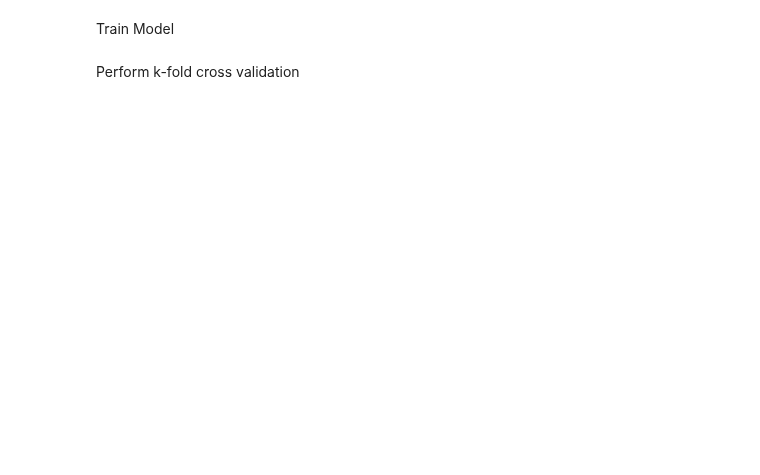
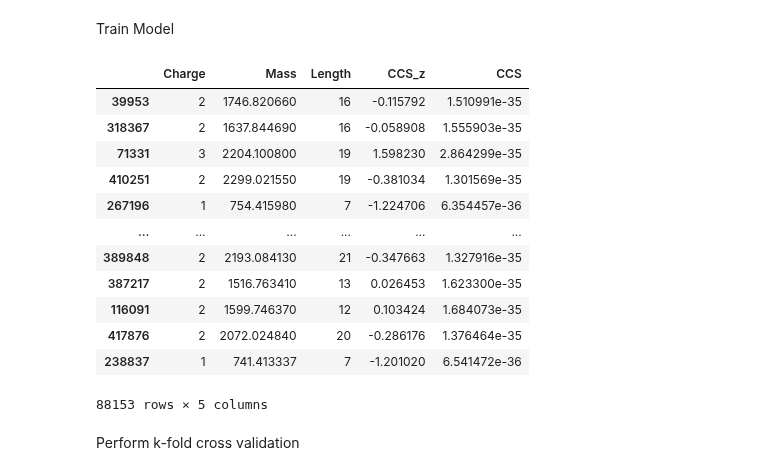
Before and after one commit to IngiumDev/ion-mobility-prediction, a Jupyter notebook: models/lin_reg/lin_reg_0.1_RF_Testing.ipynb, the cells around one changed output. Drawn from its saved outputs; the diff is of its cells as text; code cells hidden in the pictures; blank space fills up the shorter version.

```diff
--- a/models/lin_reg/lin_reg_0.1_RF_Testing.ipynb
+++ b/models/lin_reg/lin_reg_0.1_RF_Testing.ipynb
@@ -35,5 +42,13 @@ Train Model
 # Split the data into input (m/z) and output (CCS) variables
 X = mb_clean_frame[["Charge", 'Mass', 'Length']]
 y = mb_clean_frame['CCS_z']
+
+# Split the data into training and test datasets
+X_train, X_test, y_train, y_test = train_test_split(X, y, test_size=0.2, random_state=42)
+
+# create dataframe for test data
+X_test_df = pd.DataFrame(X_test)
+y_test_df = pd.DataFrame(y_test)
+
 # Define the number of folds
 k = 4
@@ -40,3 +64,19 @@ k = 4
+# %%
+test_data
+# %% [output]
+|  | Charge | Mass | Length | CCS_z | CCS |
+| 39953 | 2 | 1746.820660 | 16 | -0.115792 | 1.510991e-35 |
+| 318367 | 2 | 1637.844690 | 16 | -0.058908 | 1.555903e-35 |
+| 71331 | 3 | 2204.100800 | 19 | 1.598230 | 2.864299e-35 |
+| 410251 | 2 | 2299.021550 | 19 | -0.381034 | 1.301569e-35 |
+| 267196 | 1 | 754.415980 | 7 | -1.224706 | 6.354457e-36 |
+| ... | ... | ... | ... | ... | ... |
+| 389848 | 2 | 2193.084130 | 21 | -0.347663 | 1.327916e-35 |
+| 387217 | 2 | 1516.763410 | 13 | 0.026453 | 1.623300e-35 |
+| 116091 | 2 | 1599.746370 | 12 | 0.103424 | 1.684073e-35 |
+| 417876 | 2 | 2072.024840 | 20 | -0.286176 | 1.376464e-35 |
+| 238837 | 1 | 741.413337 | 7 | -1.201020 | 6.541472e-36 |
+88153 rows × 5 columns
 # %% [markdown]
 Perform k-fold cross validation
 # %%
```
Also changed, not shown: parts of 13 cells of this notebook.
